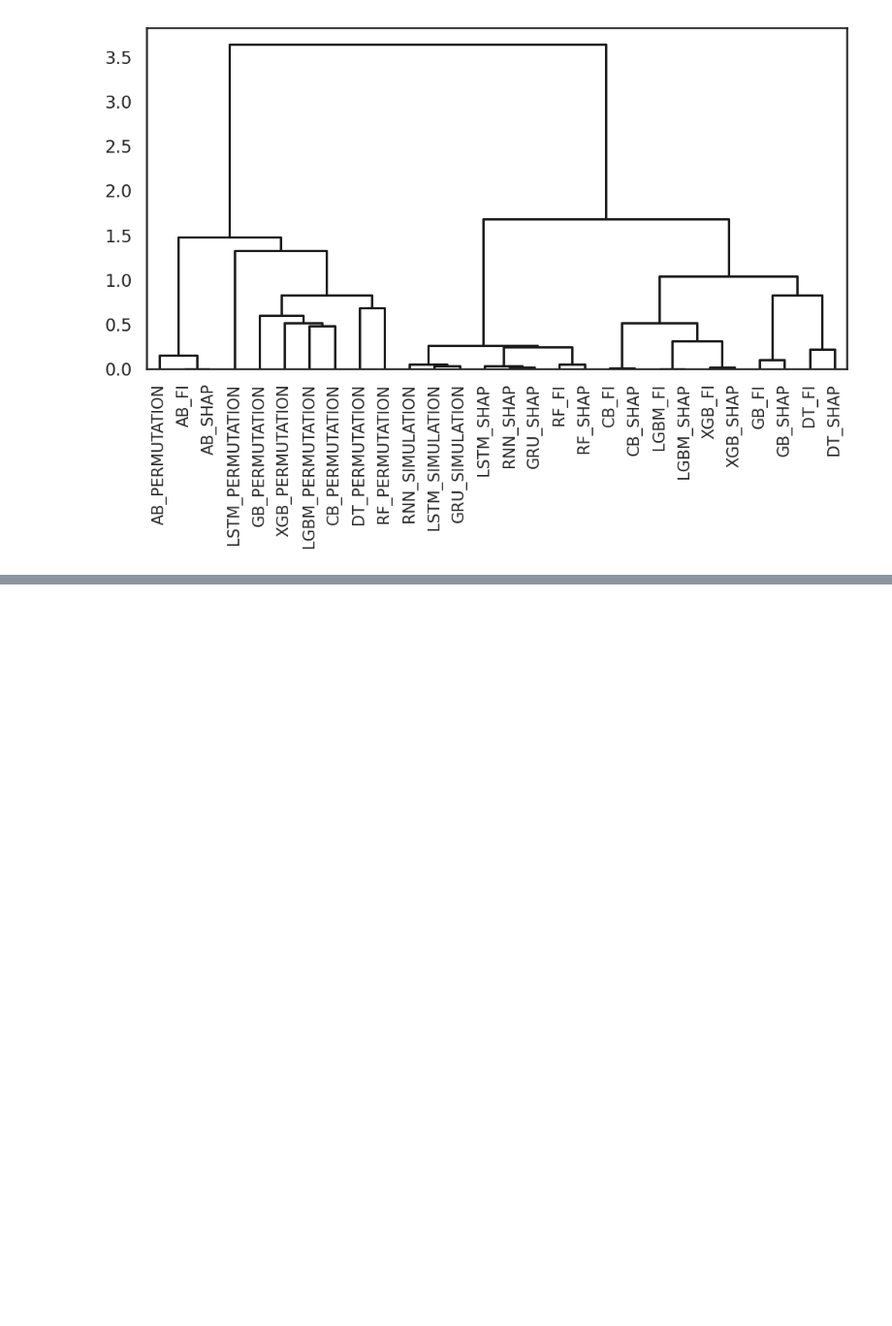
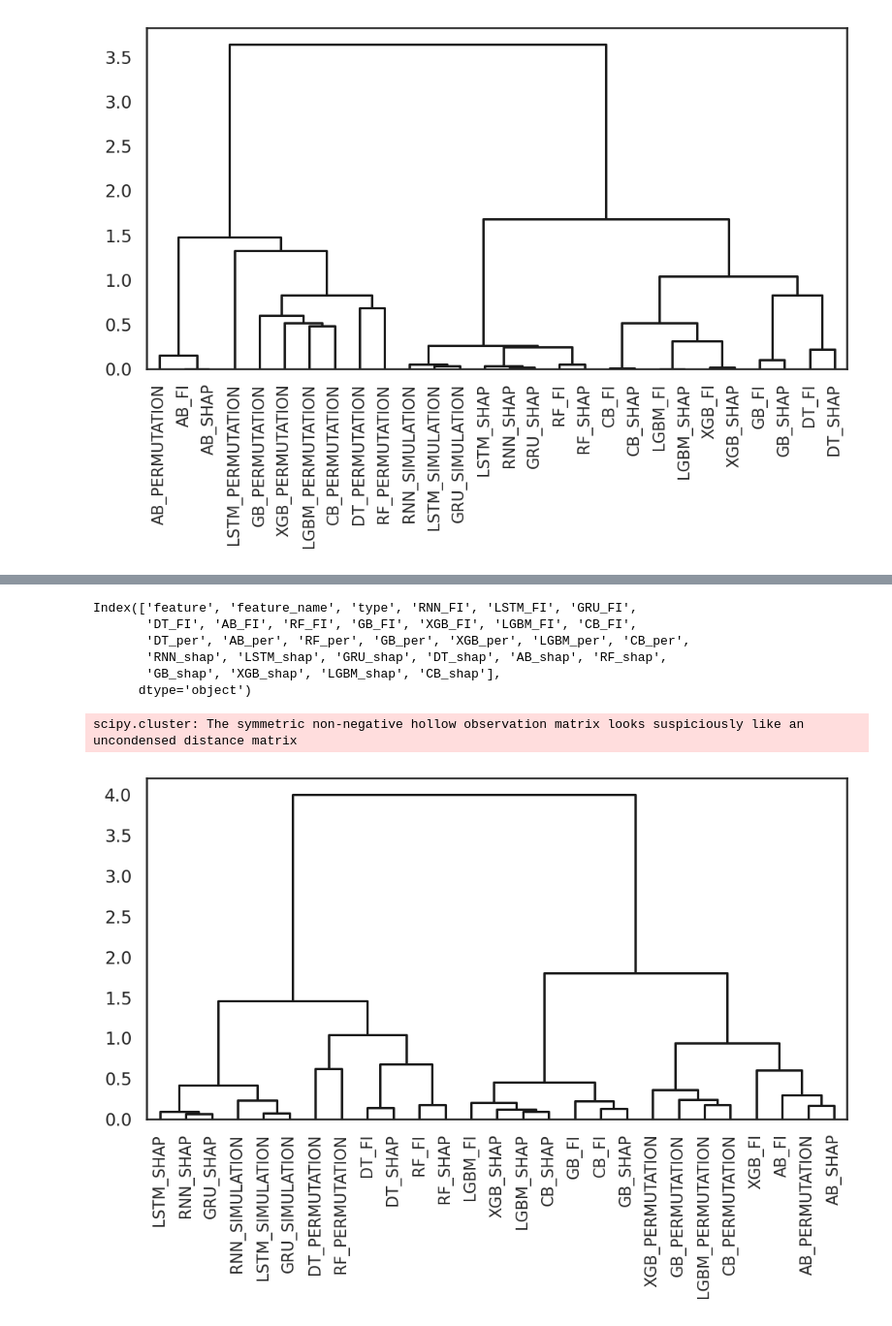
Before and after one commit to limeorange/MIMIC_Research, a Jupyter notebook: 해외_Journal of Biomedical Informatics/09 28 Methods Rank & Correlation Dendrogram.ipynb, the cells around one changed output, grey strips where cells are left out. Shown at 97% size. Cells and saved outputs as stored; diff of their text form; code cells hidden in the pictures; blank space fills up the shorter version.

```diff
--- a/해외_Journal of Biomedical Informatics/09 28 Methods Rank & Correlation Dendrogram.ipynb
+++ b/해외_Journal of Biomedical Informatics/09 28 Methods Rank & Correlation Dendrogram.ipynb
@@ -277,0 +349,16 @@ scipy.cluster: The symmetric non-negative hollow observation matrix looks suspic
+# %%
+# 27개 방법론에 대한 top20개 합집합 itemid가 담긴 리스트 (98개)
+
+df = pd.read_csv('score_rank_df.csv')
+df = df.drop(['LSTM_per'], axis=1)
+
+top20_union = []
+for i in df.columns[3:]:
+    lst = df[['feature', 'feature_name', i]].sort_values(by=i).iloc[:20]['feature'].values
+    for j in lst:
+        if j not in top20_union:
+            top20_union.append(j)
+
+# 합집합 결과 98개의 feature에 대한 27개 방법론 df
+df_union = df[df['feature'].isin(top20_union)]
+df_union
@@ -277,0 +379,49 @@ scipy.cluster: The symmetric non-negative hollow observation matrix looks suspic
+# %%
+df_union.columns
+# %% [output]
+Index(['feature', 'feature_name', 'type', 'RNN_FI', 'LSTM_FI', 'GRU_FI',
+       'DT_FI', 'AB_FI', 'RF_FI', 'GB_FI', 'XGB_FI', 'LGBM_FI', 'CB_FI',
+       'DT_per', 'AB_per', 'RF_per', 'GB_per', 'XGB_per', 'LGBM_per', 'CB_per',
+       'RNN_shap', 'LSTM_shap', 'GRU_shap', 'DT_shap', 'AB_shap', 'RF_shap',
+       'GB_shap', 'XGB_shap', 'LGBM_shap', 'CB_shap'],
+      dtype='object')
+# %%
+# 1. data (27, 98)
+data = []
+for i in df_union.columns[3:]:
+    data.append(df_union[i].values)
+data = np.array(data)
+data
+data.shape
+
+# 2. dissimilarity
+from scipy import stats
+from itertools import combinations
+
+dissimilarity = []
+idx_pair_lst = list(combinations(range(27), 2))
+for i in idx_pair_lst:
+    dissimilarity.append((1 - stats.spearmanr(data[i[0]], data[i[1]])[0]) * 0.5)
+
+len(dissimilarity)
+
+# 3. Clustering
+# option = 'complete', 'average', 'ward'
+
+from scipy.cluster.hierarchy import linkage
+from scipy.spatial.distance import squareform
+linkage = linkage(squareform(dissimilarity), 'ward')
+
+# 4. Dendrogram
+from scipy.cluster.hierarchy import dendrogram
+
+label = ['RNN_SIMULATION', 'LSTM_SIMULATION', 'GRU_SIMULATION', 'DT_FI', 'AB_FI', 'RF_FI', 'GB_FI',
+       'XGB_FI', 'LGBM_FI', 'CB_FI', 'DT_PERMUTATION', 'AB_PERMUTATION', 'RF_PERMUTATION', 'GB_PERMUTATION',
+       'XGB_PERMUTATION', 'LGBM_PERMUTATION', 'CB_PERMUTATION', 'RNN_SHAP', 'LSTM_SHAP', 'GRU_SHAP',
+       'DT_SHAP', 'AB_SHAP', 'RF_SHAP', 'GB_SHAP', 'XGB_SHAP', 'LGBM_SHAP',
+       'CB_SHAP']
+plt.figure(figsize = (8, 4), dpi=150)
+dendrogram(linkage, labels = label, orientation='top', leaf_rotation=90, color_threshold=0, above_threshold_color='k');
+# %% [output]
+scipy.cluster: The symmetric non-negative hollow observation matrix looks suspiciously like an uncondensed distance matrix
+[figure, added]
```
Also changed, not shown: parts of 10 cells of this notebook.
